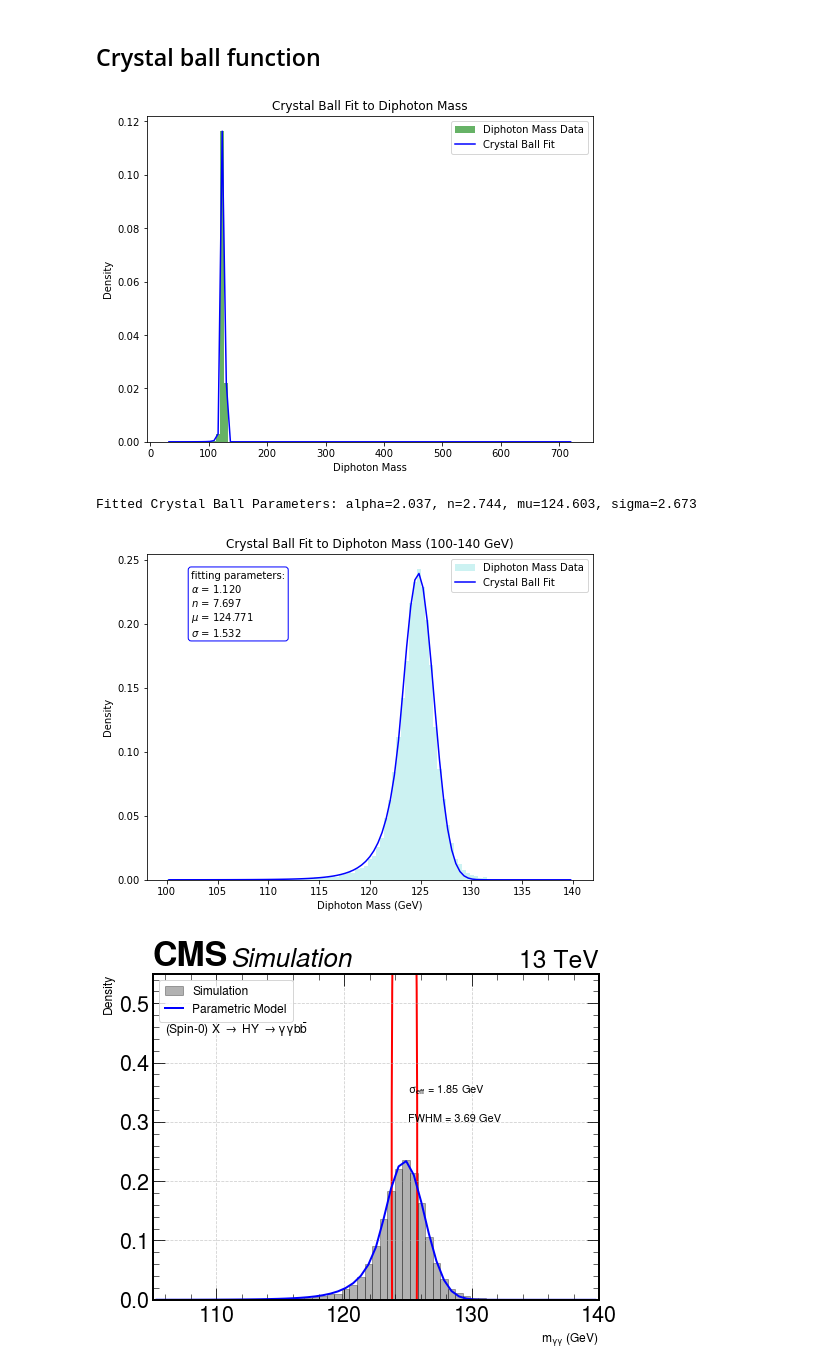
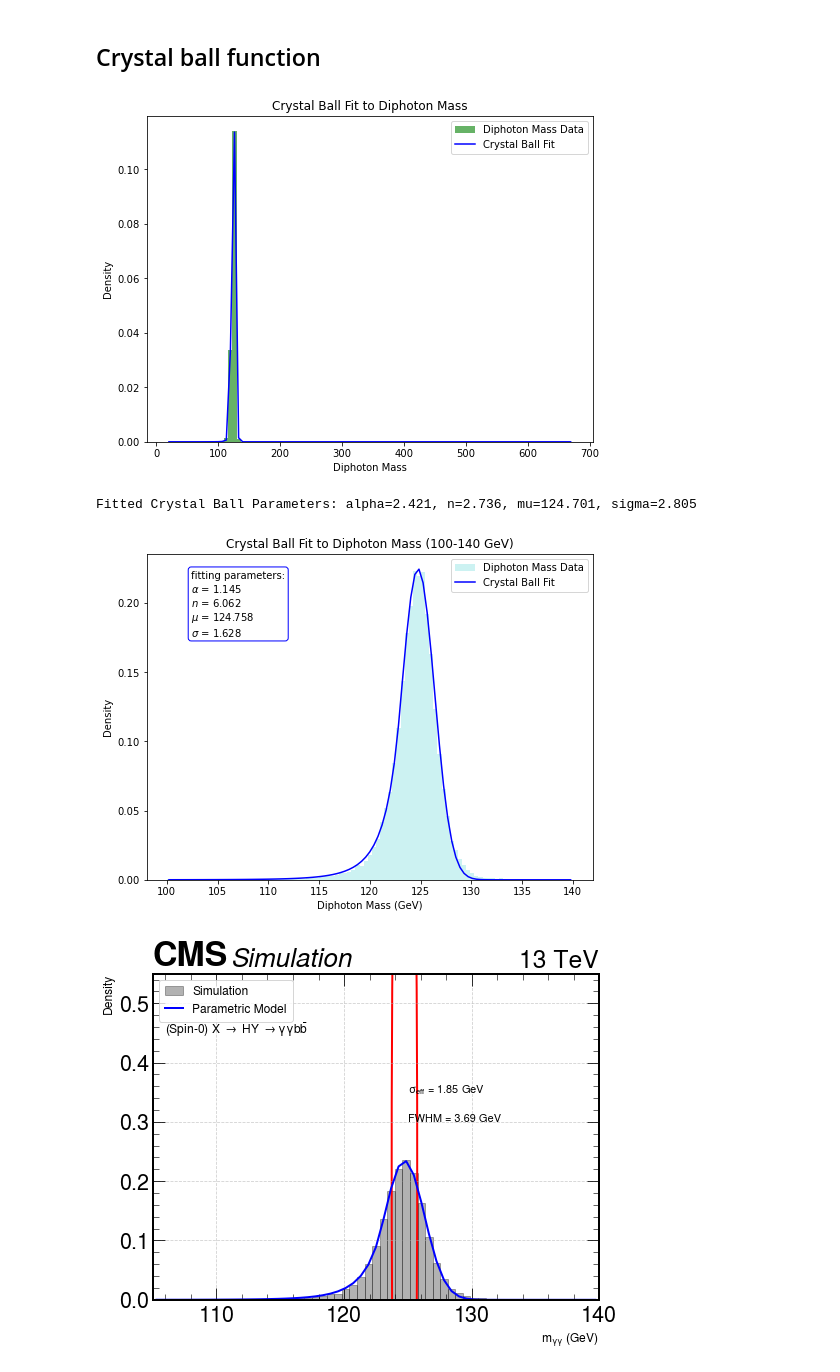
Before and after one commit to tiwariPC/hhbbgg_AwkwardAnalyzer, a Jupyter notebook: stats_study/notebook_signal_fitting/signal_mass_fitting_final.ipynb, the cells around one changed output. Cells and saved outputs as stored; diff of their text form; code cells hidden in the pictures.

```diff
--- a/stats_study/notebook_signal_fitting/signal_mass_fitting_final.ipynb
+++ b/stats_study/notebook_signal_fitting/signal_mass_fitting_final.ipynb
@@ -94,7 +94,7 @@ def fit_crystalball(data, bins):
     return params, bin_centers
 
 # Path to the ROOT file and tree
-file_path = "../../../output_root/v2_production/signal_NMSSM/NMSSM_X500_Y125.root"
+file_path = "../../../output_root/v2_production/signal_NMSSM/NMSSM_X400_Y125.root"
 tree_name = "DiphotonTree/data_125_13TeV_NOTAG/"
 
 # Load the ROOT file and extract variables
@@ -127,35 +127,35 @@ diphoton_ = lVector(
     sublead_pho_eta,
     sublead_pho_phi,
 )
 
 # Extract diphoton mass
 diphoton_mass = diphoton_.mass
 
 # Convert `diphoton_mass` to NumPy array
 diphoton_mass_np = ak.to_numpy(diphoton_mass)
 
 # Define histogram bins
 bins = np.linspace(min(diphoton_mass_np), max(diphoton_mass_np), 100)
 
 # Fit the Crystal Ball function to diphoton mass
 params, bin_centers = fit_crystalball(diphoton_mass_np, bins)
 fitted_curve_cb = crystalball_pdf(bin_centers, *params)
 
 # Plot the histogram and Crystal Ball fit
 plt.figure(figsize=(8, 6))
 plt.hist(diphoton_mass_np, bins=bins, density=True, alpha=0.6, color="g", label="Diphoton Mass Data")
 plt.plot(bin_centers, fitted_curve_cb, "b-", label="Crystal Ball Fit")
 plt.xlabel("Diphoton Mass")
 plt.ylabel("Density")
 plt.title("Crystal Ball Fit to Diphoton Mass")
 plt.legend()
 plt.show()
 
 # Print fit parameters
 print(f"Fitted Crystal Ball Parameters: alpha={params[0]:.3f}, n={params[1]:.3f}, mu={params[2]:.3f}, sigma={params[3]:.3f}")
 # %% [output]
-[figure, old version]
+[figure, new version]
-Fitted Crystal Ball Parameters: alpha=2.037, n=2.744, mu=124.603, sigma=2.673
+Fitted Crystal Ball Parameters: alpha=2.421, n=2.736, mu=124.701, sigma=2.805
 # %%
 import matplotlib.pyplot as plt
 import numpy as np
@@ -210,7 +210,7 @@ plt.savefig(f"{output_dir}CrystalBall_Fit_Diphoton_mass.png")
 plt.savefig(f"{output_dir}CrystalBall_Fit_Diphoton_mass.pdf")
 plt.show()
 # %% [output]
-[figure, old version]
+[figure, new version]
 # %%
 # improved plotting for the fitting
 
```
Also changed, not shown: parts of 1 cell of this notebook, 2 other files.
